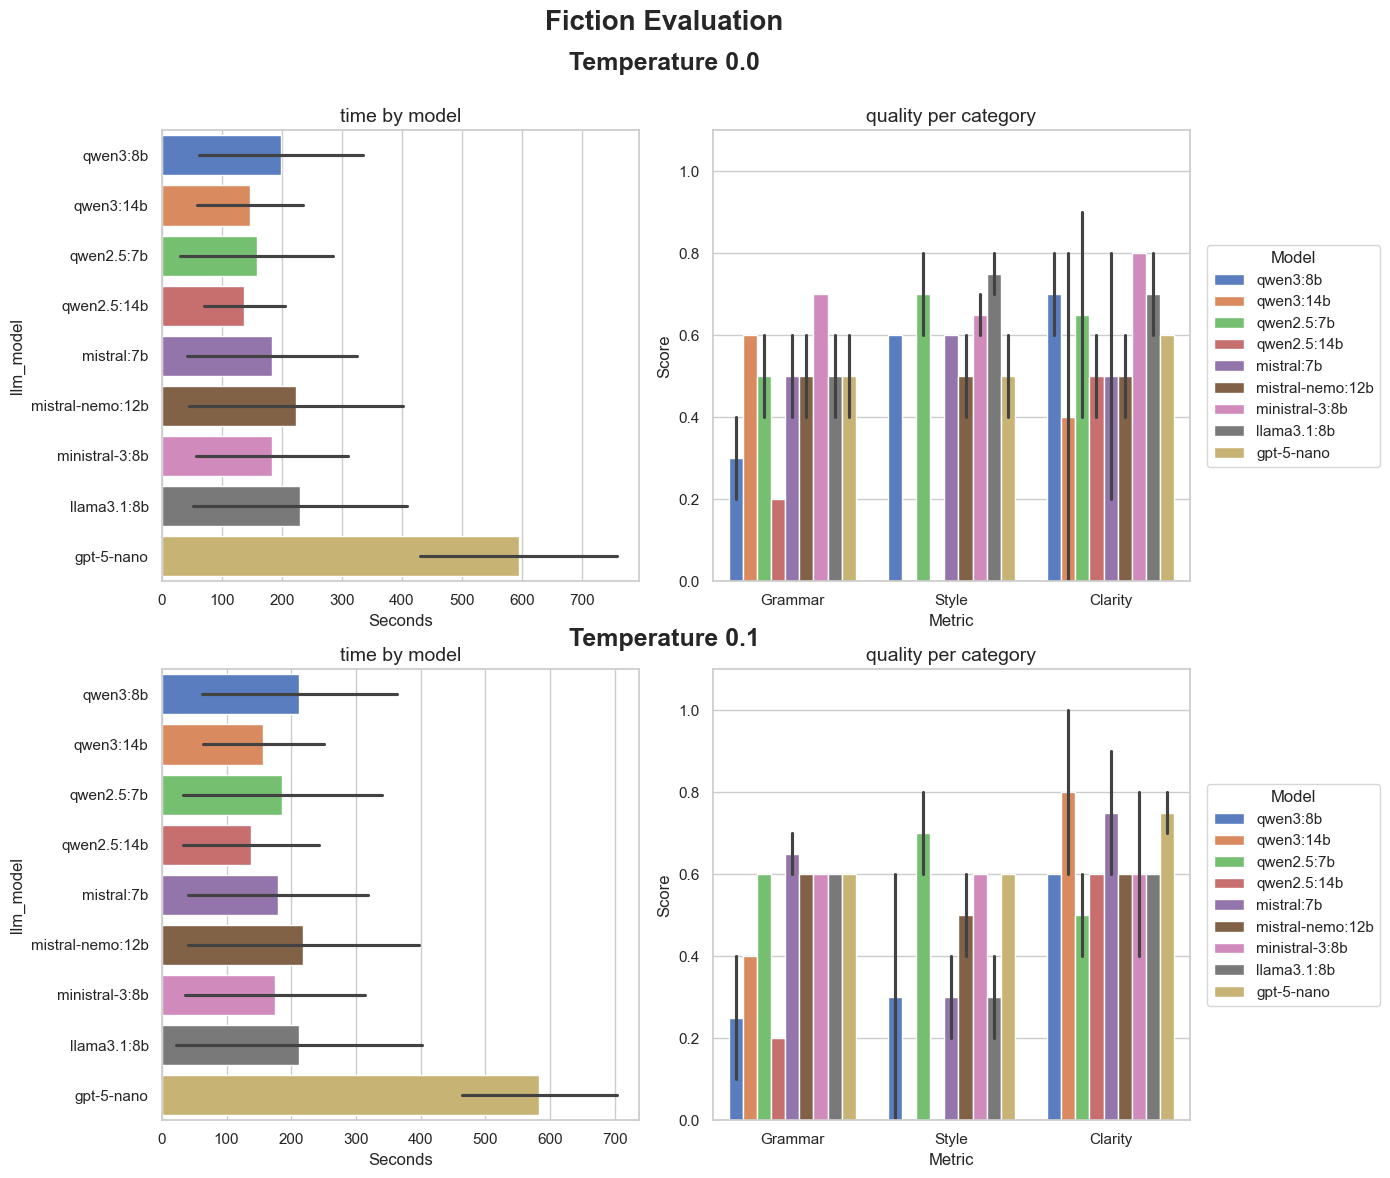
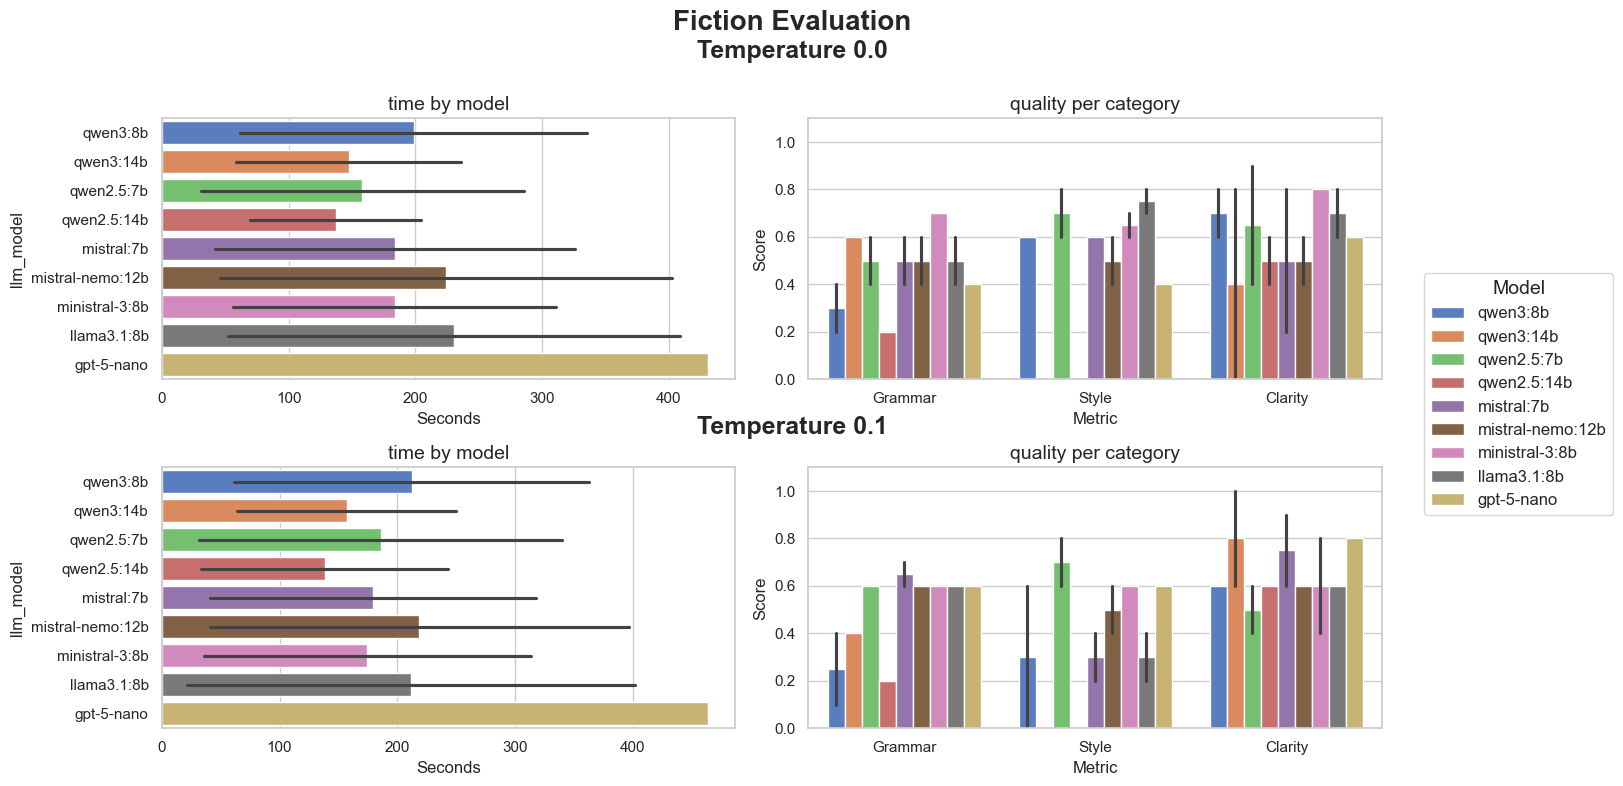
Unified diff of the notebook cell whose output changed from the first chart to the second:
--- before
+++ after
@@ -1,20 +1,23 @@
+import matplotlib.pyplot as plt
+import seaborn as sns
+import pandas as pd
+
 # Temperature Comparison
-fig = plt.figure(figsize=(16, 12))
+fig = plt.figure(figsize=(16, 8))
 gs = fig.add_gridspec(2, 2)
 
-
 # Supertitles per row
-fig.suptitle("Fiction Evaluation", fontsize=20, fontweight='bold', x=0.42)
-fig.text(0.42, 0.93, "Temperature 0.0", ha='center', fontsize=18, fontweight='bold')
-fig.text(0.42, 0.45, "Temperature 0.1", ha='center', fontsize=18, fontweight='bold')
+fig.suptitle("Fiction Evaluation", fontsize=20, fontweight='bold', x=0.5)
+fig.text(0.5, 0.92, "Temperature 0.0", ha='center', fontsize=18, fontweight='bold')
+fig.text(0.5, 0.45, "Temperature 0.1", ha='center', fontsize=18, fontweight='bold')
 
 # Temperature 0.0
-ax_bl = fig.add_subplot(gs[0, 0])
-sns.barplot(data=dff_t0, x='duration_seconds', y='llm_model', hue='llm_model', orient='h', ax=ax_bl)
-ax_bl.set_title('time by model', fontsize=14)
-ax_bl.set_xlabel('Seconds')
-# Move legend outside the plot
+ax_bl0 = fig.add_subplot(gs[0, 0])
+# Added legend=False to prevent seaborn from making default legends
+sns.barplot(data=dff_t0, x='duration_seconds', y='llm_model', hue='llm_model', orient='h', ax=ax_bl0, legend=False)
+ax_bl0.set_title('time by model', fontsize=14)
+ax_bl0.set_xlabel('Seconds')
 
-ax_br = fig.add_subplot(gs[0, 1])
+ax_br0 = fig.add_subplot(gs[0, 1])
 if not dff_t0.empty:
     gen_metrics = []
@@ -23,22 +26,16 @@
             gen_metrics.append({'Model': row['llm_model'], 'Metric': test['metric'].capitalize(), 'Score': test['score']})
     
-    sns.barplot(data=pd.DataFrame(gen_metrics), x='Metric', y='Score', hue='Model', ax=ax_br)
-    ax_br.set_title('quality per category', fontsize=14)
-    ax_br.set_ylim(0, 1.1)
-    
-ax_br.legend(
-    title="Model",
-    loc="center left",
-    bbox_to_anchor=(1.02, 0.5)
-)
+    sns.barplot(data=pd.DataFrame(gen_metrics), x='Metric', y='Score', hue='Model', ax=ax_br0, legend=False)
+    ax_br0.set_title('quality per category', fontsize=14)
+    ax_br0.set_ylim(0, 1.1)
 
     
 # Temperature 0.1
-ax_bl = fig.add_subplot(gs[1, 0])
-sns.barplot(data=dff_t01, x='duration_seconds', y='llm_model', hue='llm_model', orient='h', ax=ax_bl)
-ax_bl.set_title('time by model', fontsize=14)
-ax_bl.set_xlabel('Seconds')
+ax_bl1 = fig.add_subplot(gs[1, 0])
+sns.barplot(data=dff_t01, x='duration_seconds', y='llm_model', hue='llm_model', orient='h', ax=ax_bl1, legend=False)
+ax_bl1.set_title('time by model', fontsize=14)
+ax_bl1.set_xlabel('Seconds')
 
-ax_br = fig.add_subplot(gs[1, 1])
+ax_br1 = fig.add_subplot(gs[1, 1])
 if not dff_t01.empty:
     gen_metrics = []
@@ -47,16 +44,26 @@
             gen_metrics.append({'Model': row['llm_model'], 'Metric': test['metric'].capitalize(), 'Score': test['score']})
     
-    sns.barplot(data=pd.DataFrame(gen_metrics), x='Metric', y='Score', hue='Model', ax=ax_br)
-    ax_br.set_title('quality per category', fontsize=14)
-    ax_br.set_ylim(0, 1.1)
+    # We keep the legend handles from this plot to build our global figure legend
+    sns.barplot(data=pd.DataFrame(gen_metrics), x='Metric', y='Score', hue='Model', ax=ax_br1)
+    ax_br1.set_title('quality per category', fontsize=14)
+    ax_br1.set_ylim(0, 1.1)
 
-ax_br.legend(
-    title="Model",
-    loc="center left",
-    bbox_to_anchor=(1.02, 0.5)
+# Extract handles and labels from the last plot to create the global legend
+handles, labels = ax_br1.get_legend_handles_labels()
+ax_br1.get_legend().remove() # Hide it from the subplot
+
+# Place a single legend on the figure level (center-right of the whole image)
+fig.legend(
+    handles, 
+    labels, 
+    title="Model", 
+    loc="center left", 
+    bbox_to_anchor=(0.89, 0.5), # Controls X and Y position on the whole figure canvas
+    fontsize=12,
+    title_fontsize=14
 )
 
-# plt.tight_layout(rect=[0, 0, 1, 0.95])
+# Adjusted right margin to 0.88 to leave space for the figure legend
 plt.tight_layout(rect=[0, 0, 0.88, 0.95])
-plt.savefig("../../reports/fiction_evaluation_comparison.png", dpi=200, bbox_inches='tight')
+plt.savefig("../../reports/fiction_evaluation_comparison.png", dpi=300, bbox_inches='tight')
 plt.show()

Commit: Improved Plot